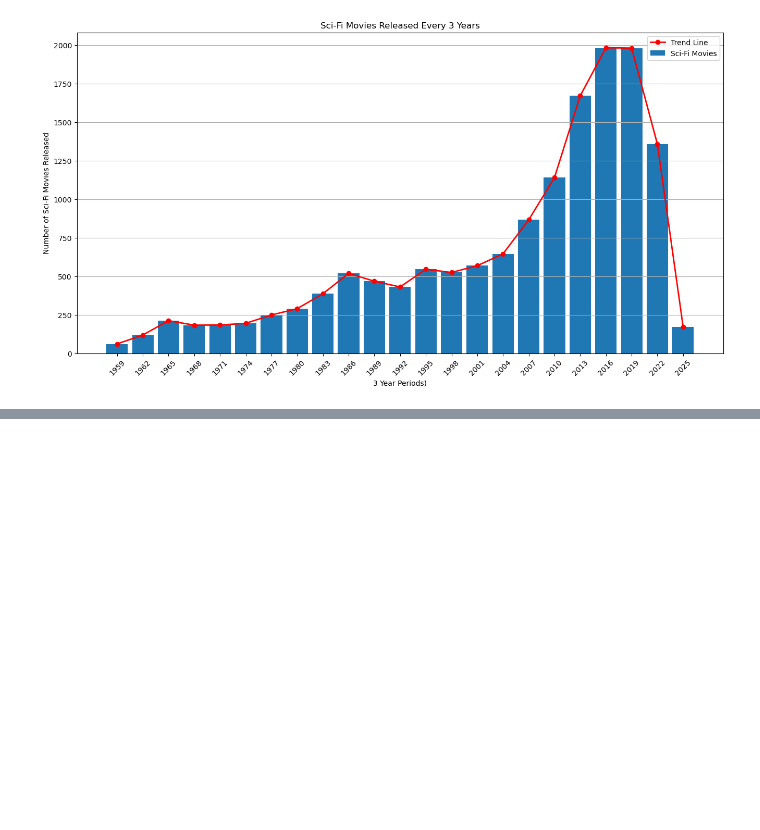
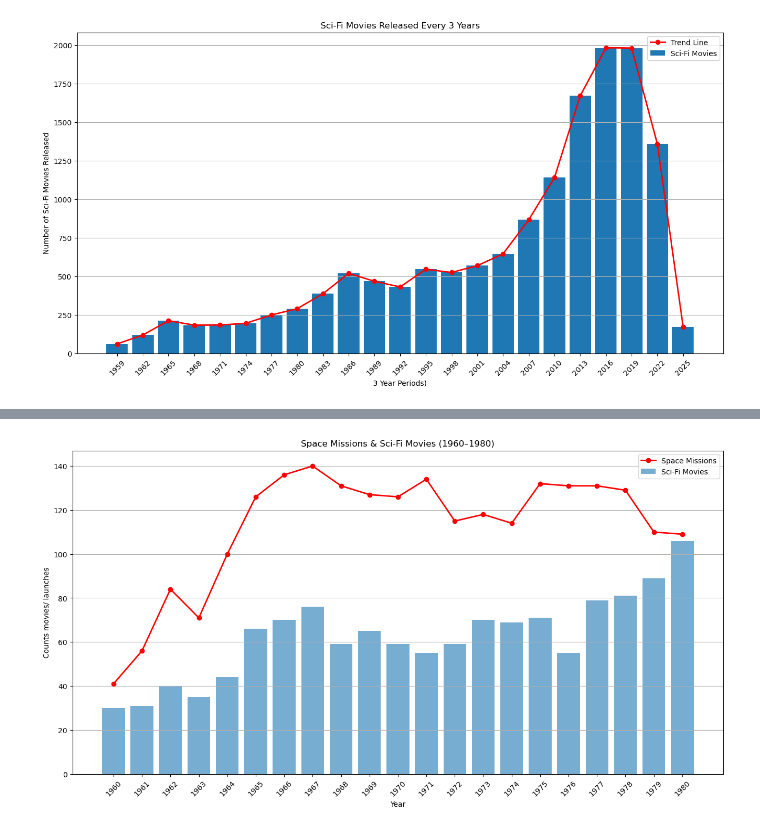
Before and after one commit to kalmlaz/Data-Science-Project, a Jupyter notebook: Datasets Analysis.ipynb, the cells around one changed output, grey strips where cells are left out. Cells and saved outputs as stored; diff of their text form; code cells hidden in the pictures; blank space fills up the shorter version.

```diff
--- a/Datasets Analysis.ipynb
+++ b/Datasets Analysis.ipynb
@@ -169,0 +219,44 @@ plt.show()
+# %%
+#Creates a new column - year - for both sets' dates
+space_missions["year"] = space_missions["date"].dt.year
+movies["year"] = movies["release_date"].dt.year
+
+#Filtering for the period 1960 - 1980 - missions and films
+missions_60s_80s = space_missions[(space_missions["year"] >= 1960) & (space_missions["year"] <= 1980)]
+movies_60s_80s = movies[(movies["year"] >= 1960) & (movies["year"] <= 1980)]
+
+#Filtering for the period 1980 - 2000 - missions and films
+missions_80s_00s = space_missions[(space_missions["year"] >= 1980) & (space_missions["year"] <= 2000)]
+movies_80s_00s = movies[(movies["year"] >= 1980) & (movies["year"] <= 2000)]
+
+#Filtering for scifi movies for the above mentioned periods
+sci_fi_60s_80s = movies_60_80[movies_60_80["genres"].str.contains("Science Fiction")]
+sci_fi_80s_00s = movies_80_00[movies_80_00["genres"].str.contains("Science Fiction")]
+
+#Groups the timeframes by year and counts
+missions_60s_80s_year = missions_60_80.groupby("year").size()
+sci_fi_60s_80s_year = sci_fi_60_80.groupby("year").size()
+
+missions_80s_00s_year = missions_80_00.groupby("year").size()
+sci_fi_80s_00s_year = sci_fi_80_00.groupby("year").size()
+
+#Plotting the visual
+plt.figure(figsize=(16,8))
+
+#Plotting the bar and line charts
+plt.bar(sci_fi_60_80_year.index, sci_fi_60_80_year.values, width=0.8, alpha=0.6, label="Sci‑Fi Movies")
+plt.plot(missions_60_80_year.index, missions_60_80_year.values, color="red", marker="o", linewidth=2, label="Space Missions")
+
+#Populating the visual (60s-80s)
+plt.title("Space Missions & Sci‑Fi Movies (1960–1980)")
+
+plt.xlabel("Year")
+plt.ylabel("Counts movies/ launches")
+
+plt.xticks(sci_fi_60_80_year.index, rotation=45)
+plt.grid(axis="y")
+plt.legend()
+
+plt.show()
+# %% [output]
+[figure, added]
```
Also changed, not shown: parts of 14 cells of this notebook.
